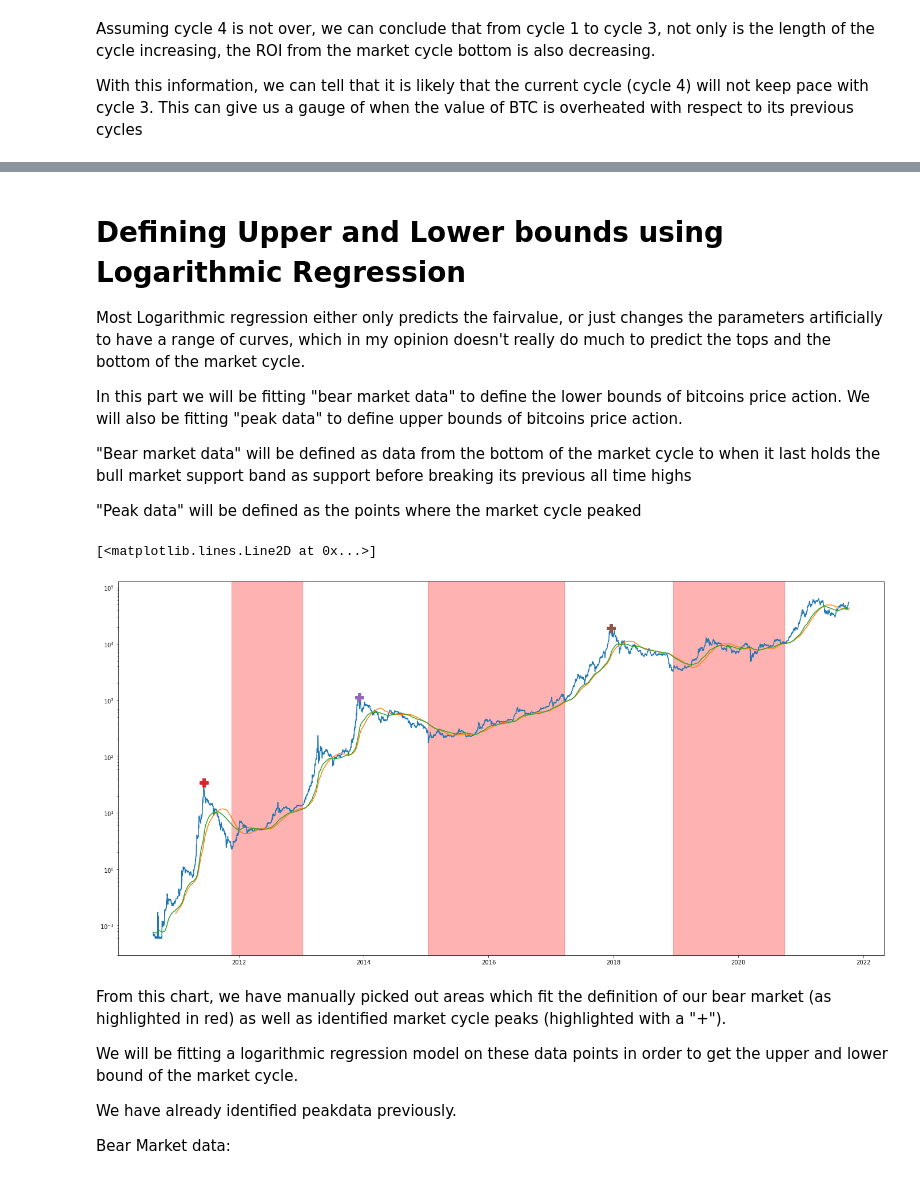
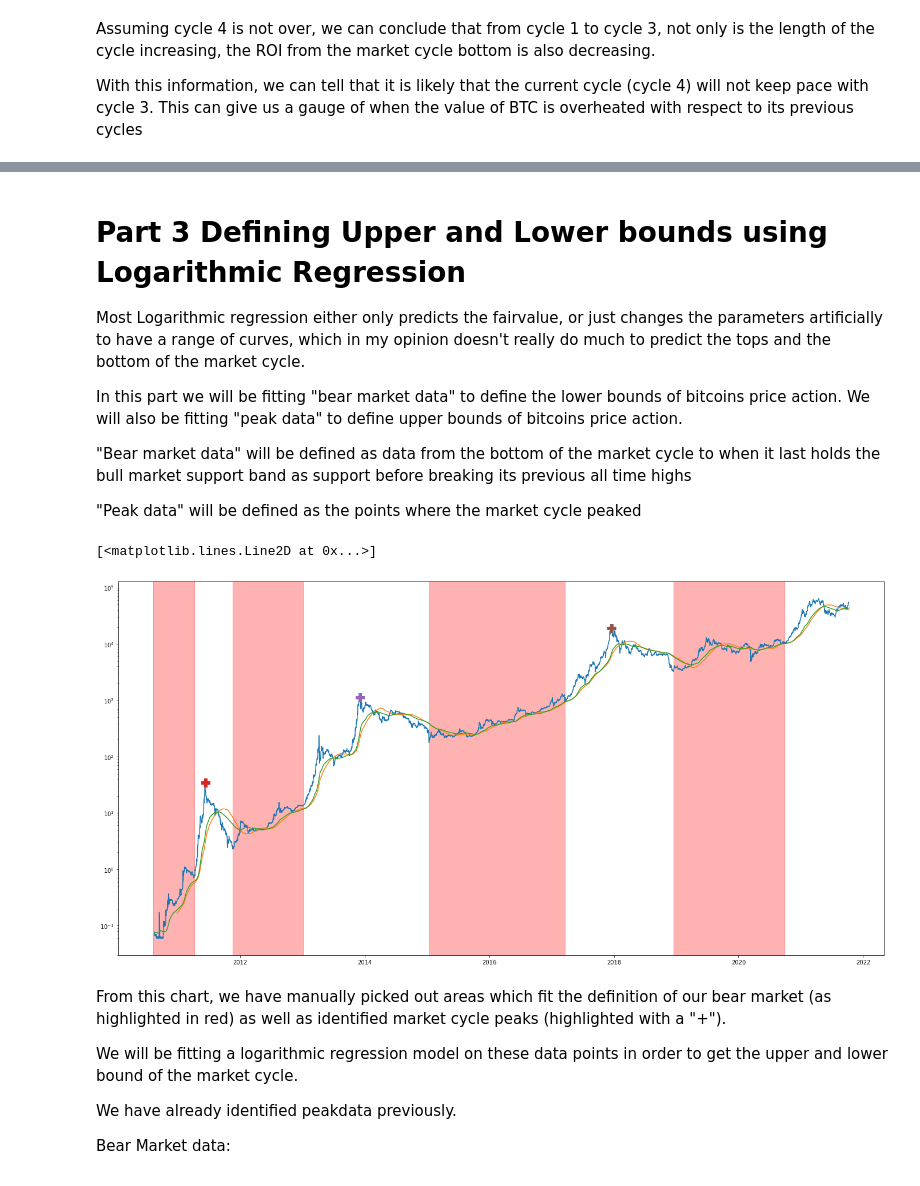
Before and after one commit to AvranWong/bitcoin_historical_movements, a Jupyter notebook: macroeconmic_indicators_bitcoin.ipynb, the cells around one changed output, grey strips where cells are left out. Saved outputs shown, nothing was run; the diff lists cells and outputs as text; code cells hidden in the pictures.

```diff
--- a/macroeconmic_indicators_bitcoin.ipynb
+++ b/macroeconmic_indicators_bitcoin.ipynb
@@ -288,5 +283,5 @@ We can also look at the decrease of ROI in each cycle, and try to project the li
 # %% [markdown]
-# Defining Upper and Lower bounds using Logarithmic Regression
+# Part 3 Defining Upper and Lower bounds using Logarithmic Regression
 Most Logarithmic regression either only predicts the fairvalue, or just changes the parameters artificially to have a range of curves, which in my opinion doesn't really do much to predict the tops and the bottom of the market cycle.
 
 In this part we will be fitting "bear market data" to define the lower bounds of bitcoins price action. We will also be fitting "peak data" to define upper bounds of bitcoins price action.
@@ -306,25 +301,26 @@ weeklydata["EMA_21"] = ema_21
 # %%
 fig = plt.figure(figsize=(24, 12))
 ax = plt.gca()
 ax.set_yscale('log')
 #Plots Closing Price of Bitcoin against time with the bull market support band
 plt.plot(btcdata["Date"],btcdata["Value"])
 plt.plot(weeklydata["Date"],weeklydata["SMA_20"])
 plt.plot(weeklydata["Date"],weeklydata["EMA_21"])
 
 # Vertical lines to show the date range of the bear market data
 import datetime as dt
+ax.axvspan(dt.datetime(2010, 8, 8), dt.datetime(2011, 4, 8), alpha=0.3, color='red')
 ax.axvspan(dt.datetime(2011, 11, 20), dt.datetime(2013, 1, 7), alpha=0.3, color='red')
 ax.axvspan(dt.datetime(2015, 1, 13), dt.datetime(2017, 3, 20), alpha=0.3, color='red')
 ax.axvspan(dt.datetime(2018, 12, 15), dt.datetime(2020, 9, 28), alpha=0.3, color='red')
 
 # Highlights peak of the market cycle
 plt.plot(dt.datetime(2011, 6, 9), 35.0, 'P',markersize=15)
 plt.plot(dt.datetime(2013, 12, 3), 1151.0, 'P',markersize=15)
 plt.plot(dt.datetime(2017, 12, 16), 19498.33,'P',markersize=15)
 # %% [output]
 [<matplotlib.lines.Line2D at 0x...>]
-[figure, old version]
+[figure, new version]
 # %% [markdown]
 From this chart, we have manually picked out areas which fit the definition of our bear market (as highlighted in red) as well as identified market cycle peaks (highlighted with a "+").
 
```
Also changed, not shown: parts of 27 cells of this notebook.
